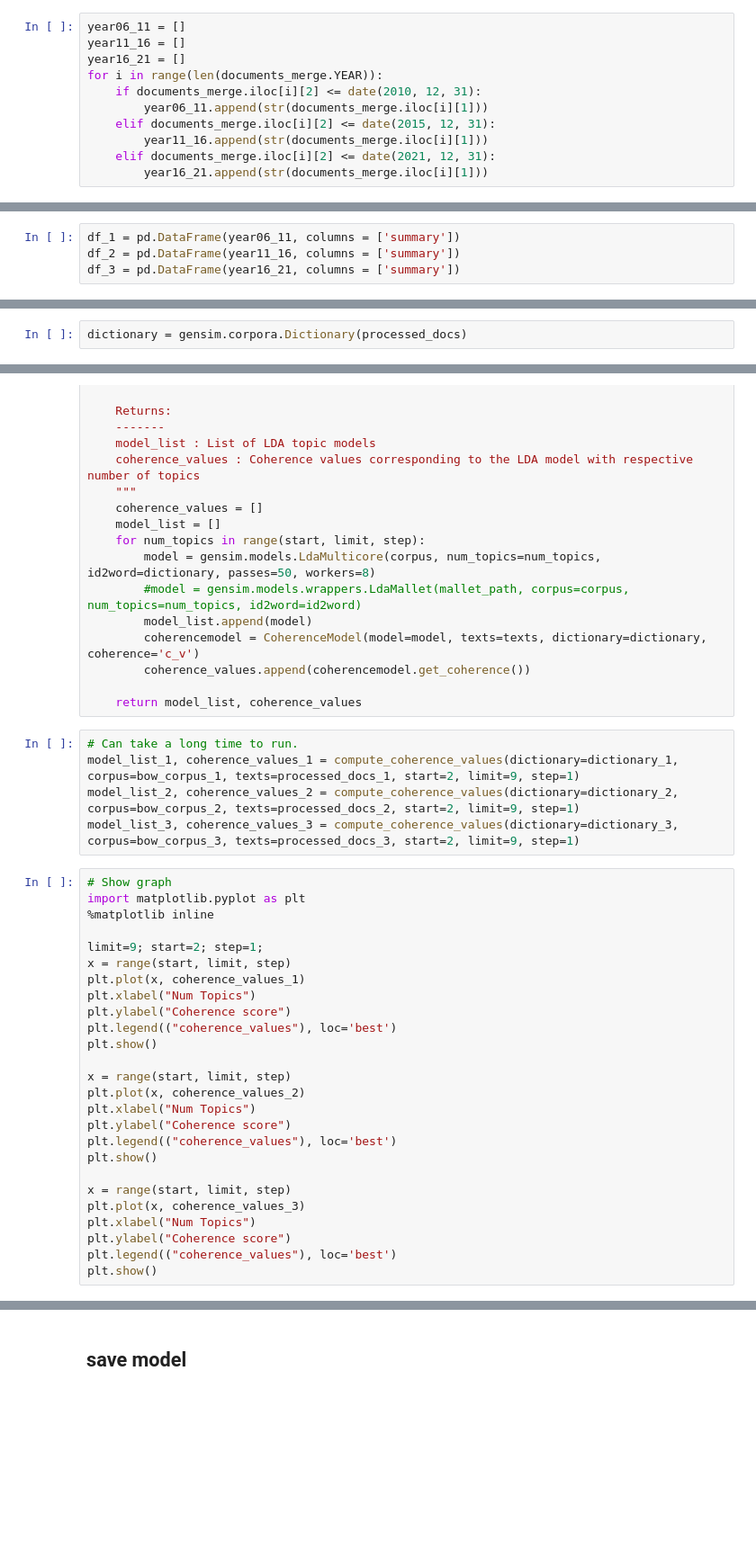
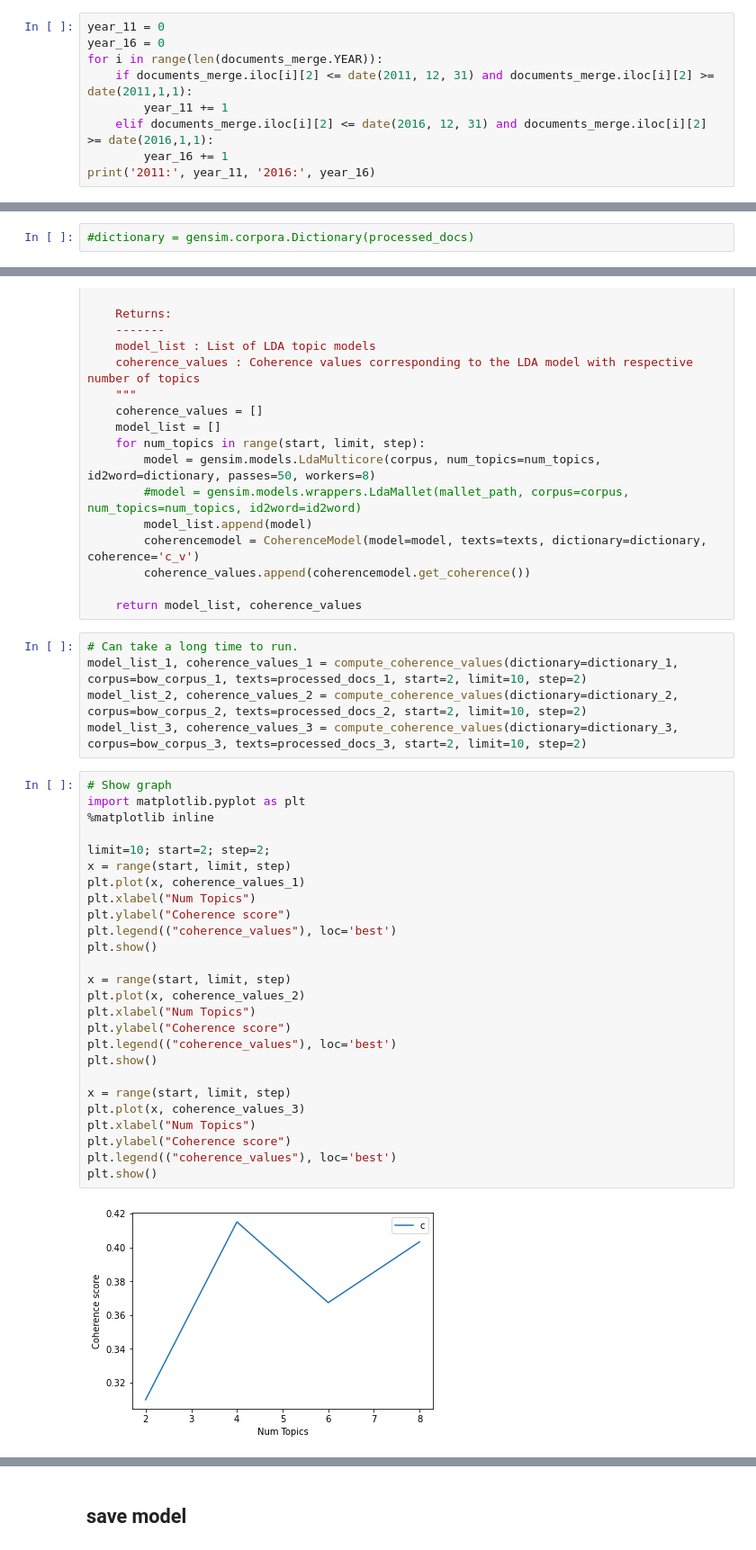
Before and after one commit to annie0807/Topic-analysis, a Jupyter notebook: patent_summary-TAVI.ipynb, the cells around one changed output, grey strips where cells are left out. Shown at 90% size. Cells and saved outputs as stored; diff of their text form; blank space fills up the shorter version.

```diff
--- a/patent_summary-TAVI.ipynb
+++ b/patent_summary-TAVI.ipynb
@@ -136,11 +229,9 @@ from datetime import date
 # %%
-year06_11 = []
-year11_16 = []
-year16_21 = []
+year_11 = 0
+year_16 = 0
 for i in range(len(documents_merge.YEAR)):
-    if documents_merge.iloc[i][2] <= date(2010, 12, 31):
-        year06_11.append(str(documents_merge.iloc[i][1]))
-    elif documents_merge.iloc[i][2] <= date(2015, 12, 31):
-        year11_16.append(str(documents_merge.iloc[i][1]))
-    elif documents_merge.iloc[i][2] <= date(2021, 12, 31):
-        year16_21.append(str(documents_merge.iloc[i][1]))
+    if documents_merge.iloc[i][2] <= date(2011, 12, 31) and documents_merge.iloc[i][2] >= date(2011,1,1):
+        year_11 += 1
+    elif documents_merge.iloc[i][2] <= date(2016, 12, 31) and documents_merge.iloc[i][2] >= date(2016,1,1):
+        year_16 += 1
+print('2011:', year_11, '2016:', year_16)
@@ -152,6 +240,2 @@ print(len(year06_11), len(year11_16), len(year16_21))
-# %%
-df_1 = pd.DataFrame(year06_11, columns = ['summary'])
-df_2 = pd.DataFrame(year11_16, columns = ['summary'])
-df_3 = pd.DataFrame(year16_21, columns = ['summary'])
 # %%
 df_1
@@ -274,5 +416,5 @@ processed_docs = documents_merge['CONTENT'].map(preprocess)
 # %% [markdown]
 ## Bag of Words on the Data set
 # %%
-dictionary = gensim.corpora.Dictionary(processed_docs)
+#dictionary = gensim.corpora.Dictionary(processed_docs)
 # %%
@@ -359,32 +547,34 @@ def compute_coherence_values(dictionary, corpus, texts, limit, start=2, step=3):
     return model_list, coherence_values
 # %%
 # Can take a long time to run.
-model_list_1, coherence_values_1 = compute_coherence_values(dictionary=dictionary_1, corpus=bow_corpus_1, texts=processed_docs_1, start=2, limit=9, step=1)
-model_list_2, coherence_values_2 = compute_coherence_values(dictionary=dictionary_2, corpus=bow_corpus_2, texts=processed_docs_2, start=2, limit=9, step=1)
-model_list_3, coherence_values_3 = compute_coherence_values(dictionary=dictionary_3, corpus=bow_corpus_3, texts=processed_docs_3, start=2, limit=9, step=1)
+model_list_1, coherence_values_1 = compute_coherence_values(dictionary=dictionary_1, corpus=bow_corpus_1, texts=processed_docs_1, start=2, limit=10, step=2)
+model_list_2, coherence_values_2 = compute_coherence_values(dictionary=dictionary_2, corpus=bow_corpus_2, texts=processed_docs_2, start=2, limit=10, step=2)
+model_list_3, coherence_values_3 = compute_coherence_values(dictionary=dictionary_3, corpus=bow_corpus_3, texts=processed_docs_3, start=2, limit=10, step=2)
 # %%
 # Show graph
 import matplotlib.pyplot as plt
 %matplotlib inline
 
-limit=9; start=2; step=1;
+limit=10; start=2; step=2;
 x = range(start, limit, step)
 plt.plot(x, coherence_values_1)
 plt.xlabel("Num Topics")
 plt.ylabel("Coherence score")
 plt.legend(("coherence_values"), loc='best')
 plt.show()
 
 x = range(start, limit, step)
 plt.plot(x, coherence_values_2)
 plt.xlabel("Num Topics")
 plt.ylabel("Coherence score")
 plt.legend(("coherence_values"), loc='best')
 plt.show()
 
 x = range(start, limit, step)
 plt.plot(x, coherence_values_3)
 plt.xlabel("Num Topics")
 plt.ylabel("Coherence score")
 plt.legend(("coherence_values"), loc='best')
 plt.show()
+# %% [output]
+[figure, added]
```
Also changed, not shown: parts of 75 cells of this notebook.
